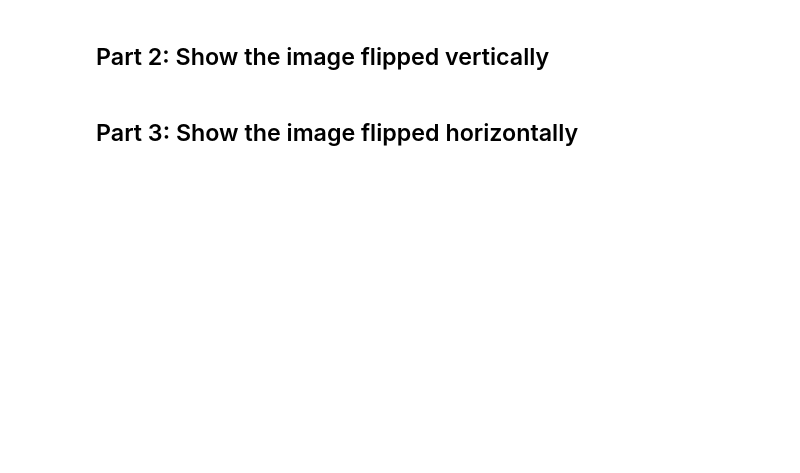
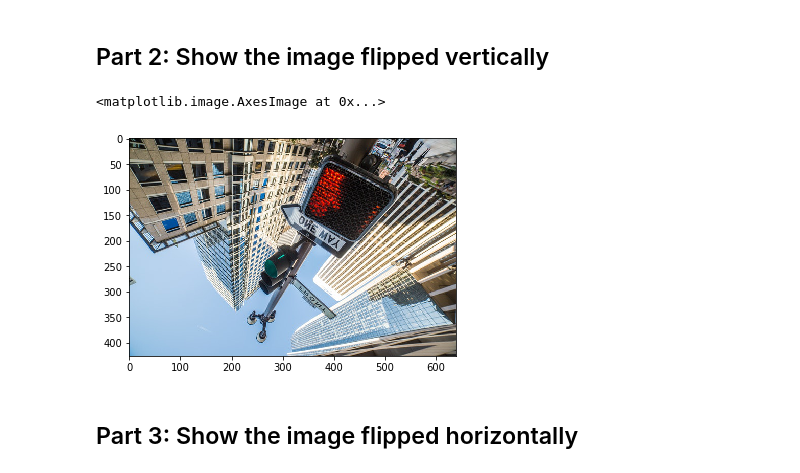
Before and after one commit to nonZero/learn-numpy, a Jupyter notebook: 005-indexing-exercise.ipynb, the cells around one changed output. Cells and saved outputs as stored; diff of their text form; code cells hidden in the pictures; blank space fills up the shorter version.

```diff
--- a/005-indexing-exercise.ipynb
+++ b/005-indexing-exercise.ipynb
@@ -26,4 +46,9 @@ imshow(a)
 # %% [markdown]
 ## Part 2: Show the image flipped vertically
+# %%
+imshow(a[::-1,:,:])
+# %% [output]
+<matplotlib.image.AxesImage at 0x...>
+[figure, added]
 # %% [markdown]
 ## Part 3: Show the image flipped horizontally
```
Also changed, not shown: parts of 5 cells of this notebook, 3 other files.
